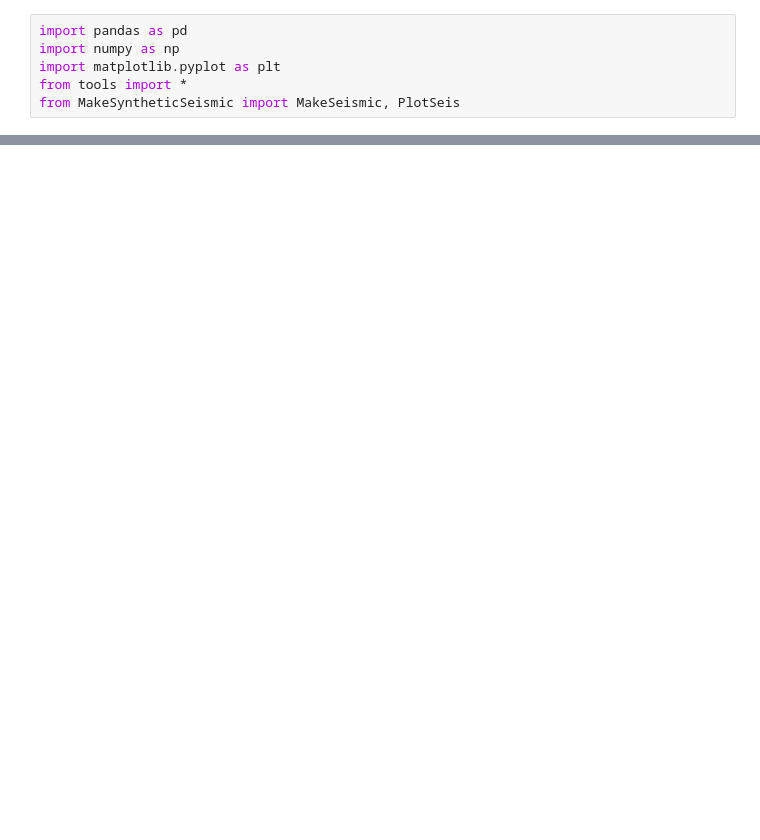
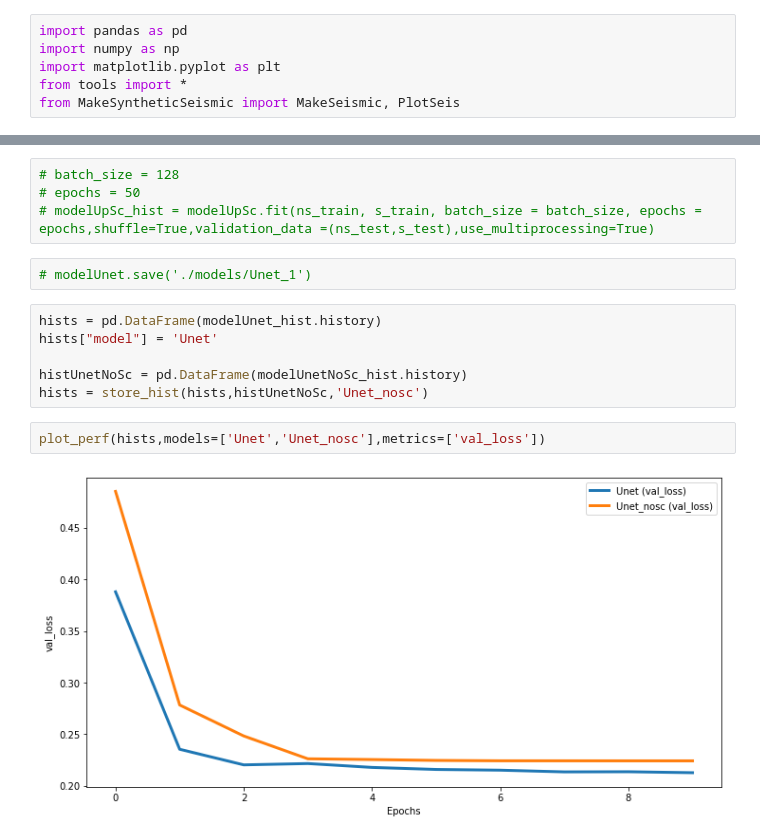
Before and after one commit to Greveley/AutoEncoderImageDenoise, a Jupyter notebook: TrainAndEval_SynSeis.ipynb, the cells around one changed output, grey strips where cells are left out. Saved outputs shown, nothing was run; the diff lists cells and outputs as text; blank space fills up the shorter version.

```diff
--- a/TrainAndEval_SynSeis.ipynb
+++ b/TrainAndEval_SynSeis.ipynb
@@ -13,0 +118,16 @@ PlotSeis([clean_signal,noise,noisy_signal],num=3)
+# %%
+# batch_size = 128
+# epochs = 50
+# modelUpSc_hist = modelUpSc.fit(ns_train, s_train, batch_size = batch_size, epochs = epochs,shuffle=True,validation_data =(ns_test,s_test),use_multiprocessing=True)
+# %%
+# modelUnet.save('./models/Unet_1')
+# %%
+hists = pd.DataFrame(modelUnet_hist.history)
+hists["model"] = 'Unet'
+
+histUnetNoSc = pd.DataFrame(modelUnetNoSc_hist.history)
+hists = store_hist(hists,histUnetNoSc,'Unet_nosc')
+# %%
+plot_perf(hists,models=['Unet','Unet_nosc'],metrics=['val_loss'])
+# %% [output]
+[figure, added]
```
Also changed, not shown: parts of 20 cells of this notebook.
